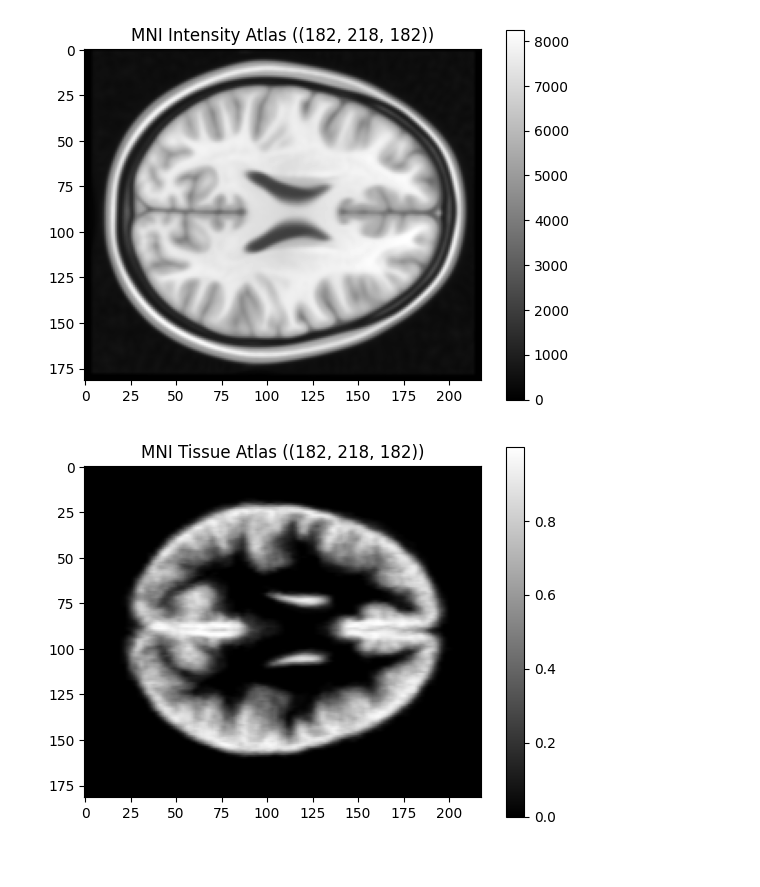
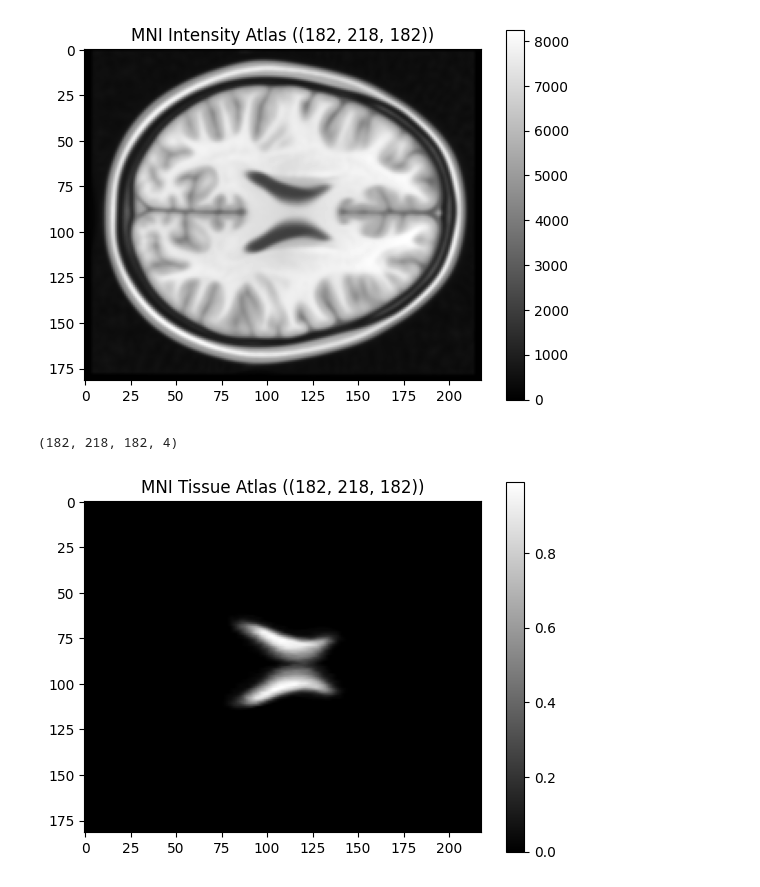
Before and after one commit to abdel-habib/medical-image-segmentation-and-applications, a Jupyter notebook: Lab 3/MNITemplateAtlas_EDA.ipynb, the cells around one changed output. Saved outputs shown, nothing was run; the diff lists cells and outputs as text; code cells hidden in the pictures.

Commit message:
MNITemplateAtlas EDA and registration notebook

```diff
--- a/Lab 3/MNITemplateAtlas_EDA.ipynb
+++ b/Lab 3/MNITemplateAtlas_EDA.ipynb
@@ -18,17 +30,19 @@ NM.show_nifti(intensity_atlas, f'MNI Intensity Atlas ({intensity_atlas.shape})',
 # %% [output]
 [figure]
 # %%
-tissue_4d_atlas = NM.load_nifti(tissue_4d_atlas_path)[0]
+tissue_4d_atlas, nii_image = NM.load_nifti(tissue_4d_atlas_path)
+print(tissue_4d_atlas.shape)
 
 MNI_TISSUE_INDEX = {
     'BG': 0,
     'CSF': 1,
     'GM': 2,
     'WM': 3
 }
 
-tissue_idx = MNI_TISSUE_INDEX['GM']
+tissue_idx = MNI_TISSUE_INDEX['CSF']
 
-NM.show_nifti(tissue_4d_atlas[:,:,:,tissue_idx], f'MNI Tissue Atlas ({tissue_4d_atlas[:,:,:,tissue_idx].shape})', slice=95)
+NM.show_nifti(tissue_4d_atlas[:,:,:, tissue_idx], f'MNI Tissue Atlas ({tissue_4d_atlas[:,:,:,tissue_idx].shape})', slice=95)
 # %% [output]
+(182, 218, 182, 4)
-[figure, old version]
+[figure, new version]
```
Also changed, not shown: parts of 8 cells of this notebook, 3 other files.
